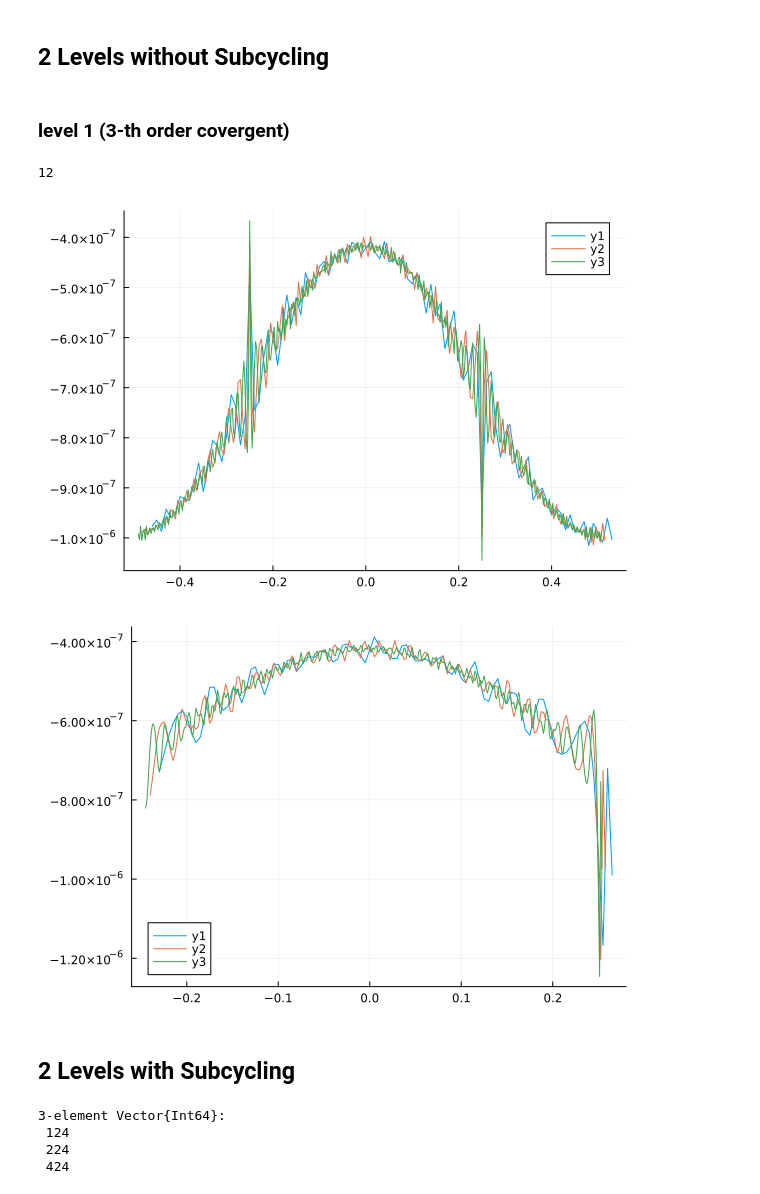
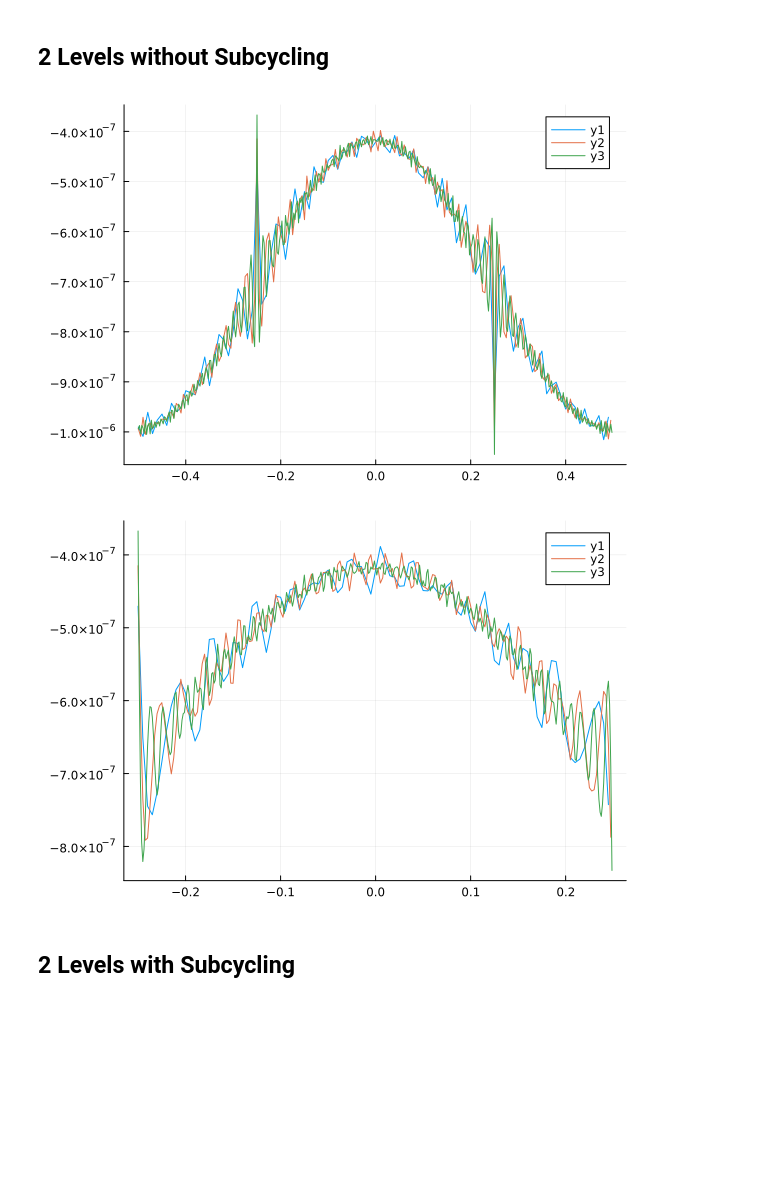
Before and after one commit to lwJi/Docs-Subcycling, a Jupyter notebook: ipynb/Covergence.ipynb, the cells around one changed output. Drawn from its saved outputs; the diff is of its cells as text; code cells hidden in the pictures; blank space fills up the shorter version.

```diff
--- a/ipynb/Covergence.ipynb
+++ b/ipynb/Covergence.ipynb
@@ -7,5 +7,3 @@ function analytical_psi(t, x)
 end
 # %% [output]
 analytical_psi (generic function with 1 method)
-# %%
-parent_dir =  "/Users/liwei/docker-workspace/simulations/"
@@ -14,7 +10,8 @@ parent_dir =  "/Users/liwei/docker-workspace/simulations/"
 # %% [markdown]
 #### Functions
 # %%
-function plot_conv(parent_dir, dirs, nxs, nbuf; lev = 1, tmax = 1.0, cord = 4)
+function plot_conv(dirs, nxs, nbuf;
+                   lev = 1, tmax = 1.0, cord = 4, parent_dir = expanduser("~/docker-workspace/simulations/"))
     nxas = nxs .+ 2*nbuf
     plt = plot()
     for i in 1:length(dirs)
@@ -49,38 +47,29 @@ plot_conv(parent_dir, dirs, nxs, nbuf; lev = 1, cord = 4)
 [figure]
 # %% [markdown]
 ## 2 Levels without Subcycling
-# %% [markdown]
-### level 1 (3-th order covergent)
-# %%
-dirs = [
-    "scalarwave_2levels_nx100_noSC",
-    "scalarwave_2levels_nx200_noSC",
-    "scalarwave_2levels_nx400_noSC"
-]
-nxs = [100, 200, 400]
-nbuf = 12
-# %% [output]
-12
 # %%
-plot_conv(parent_dir, dirs, nxs, nbuf; lev = 1, cord = 4)
+nxs = [100, 200, 400]
+nbuf = 8
+plot_conv(
+    [
+        "scalarwave_2levels_nx100_noSC",
+        "scalarwave_2levels_nx200_noSC",
+        "scalarwave_2levels_nx400_noSC"
+    ],
+    nxs, nbuf; lev = 1, cord = 4)
 # %% [output]
-[figure, old version]
+[figure, new version]
 # %%
-plot_conv(parent_dir, dirs, nxs, nbuf; lev = 2, cord = 4)
+nxs = [100, 200, 400]
+nbuf = 8
+plot_conv(
+    [
+        "scalarwave_2levels_nx100_noSC",
+        "scalarwave_2levels_nx200_noSC",
+        "scalarwave_2levels_nx400_noSC"
+    ],
+    nxs, nbuf; lev = 2, cord = 4)
 # %% [output]
-[figure, old version]
+[figure, new version]
 # %% [markdown]
 ## 2 Levels with Subcycling
-# %%
-dirs = [
-    "scalarwave_2levels_nx100",
-    "scalarwave_2levels_nx200",
-    "scalarwave_2levels_nx400"
-]
-nxs = [100, 200, 400]
-nxas = nxs .+ 24
-# %% [output]
-3-element Vector{Int64}:
- 124
- 224
- 424
```
Also changed, not shown: parts of 8 cells of this notebook.
